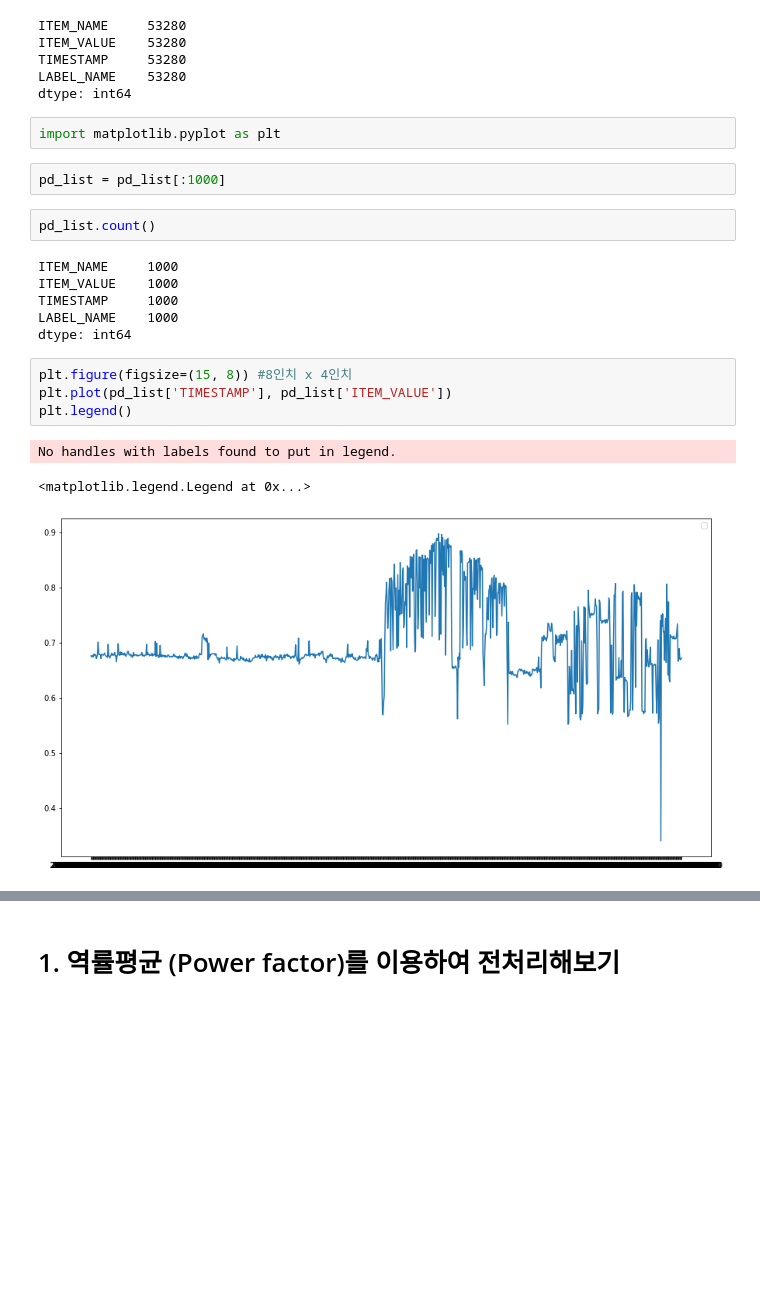
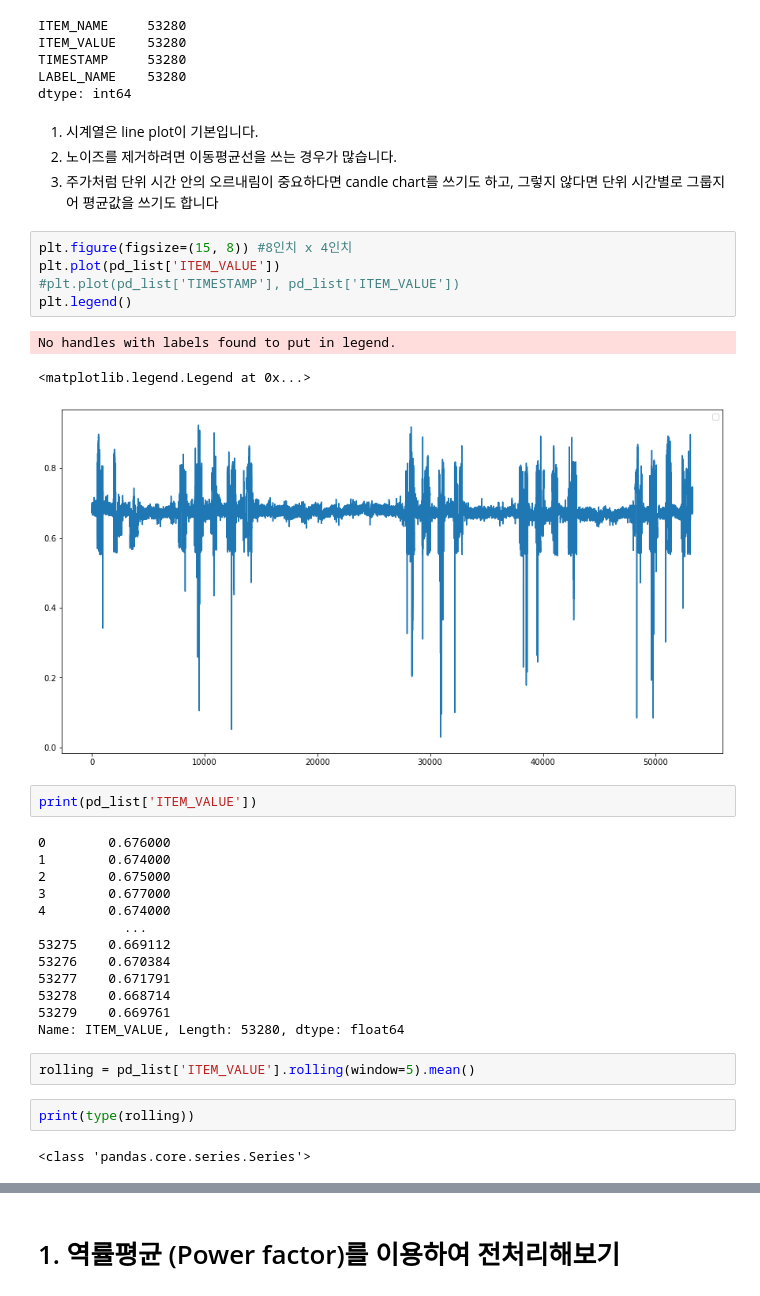
Before and after one commit to EdgeOfNetwork/TimeSeries, a Jupyter notebook: soh.ipynb, the cells around one changed output, grey strips where cells are left out. Cells and saved outputs as stored; diff of their text form; blank space fills up the shorter version.

```diff
--- a/soh.ipynb
+++ b/soh.ipynb
@@ -31,23 +33,37 @@ ITEM_VALUE    53280
 TIMESTAMP     53280
 LABEL_NAME    53280
 dtype: int64
-# %%
-import matplotlib.pyplot as plt
-# %%
-pd_list = pd_list[:1000]
-# %%
-pd_list.count()
-# %% [output]
-ITEM_NAME     1000
-ITEM_VALUE    1000
-TIMESTAMP     1000
-LABEL_NAME    1000
-dtype: int64
+# %% [markdown]
+1. 시계열은 line plot이 기본입니다.
+2. 노이즈를 제거하려면 이동평균선을 쓰는 경우가 많습니다.
+3. 주가처럼 단위 시간 안의 오르내림이 중요하다면 candle chart를 쓰기도 하고, 그렇지 않다면 단위 시간별로 그룹지어 평균값을 쓰기도 합니다
 # %%
 plt.figure(figsize=(15, 8)) #8인치 x 4인치
-plt.plot(pd_list['TIMESTAMP'], pd_list['ITEM_VALUE'])
+plt.plot(pd_list['ITEM_VALUE'])
+#plt.plot(pd_list['TIMESTAMP'], pd_list['ITEM_VALUE'])
 plt.legend()
 # %% [output]
 No handles with labels found to put in legend.
 <matplotlib.legend.Legend at 0x...>
-[figure, old version]
+[figure, new version]
+# %%
+print(pd_list['ITEM_VALUE'])
+# %% [output]
+0        0.676000
+1        0.674000
+2        0.675000
+3        0.677000
+4        0.674000
+           ...
+53275    0.669112
+53276    0.670384
+53277    0.671791
+53278    0.668714
+53279    0.669761
+Name: ITEM_VALUE, Length: 53280, dtype: float64
+# %%
+rolling = pd_list['ITEM_VALUE'].rolling(window=5).mean()
+# %%
+print(type(rolling))
+# %% [output]
+<class 'pandas.core.series.Series'>
```
Also changed, not shown: parts of 6 cells of this notebook, 1 other file.
